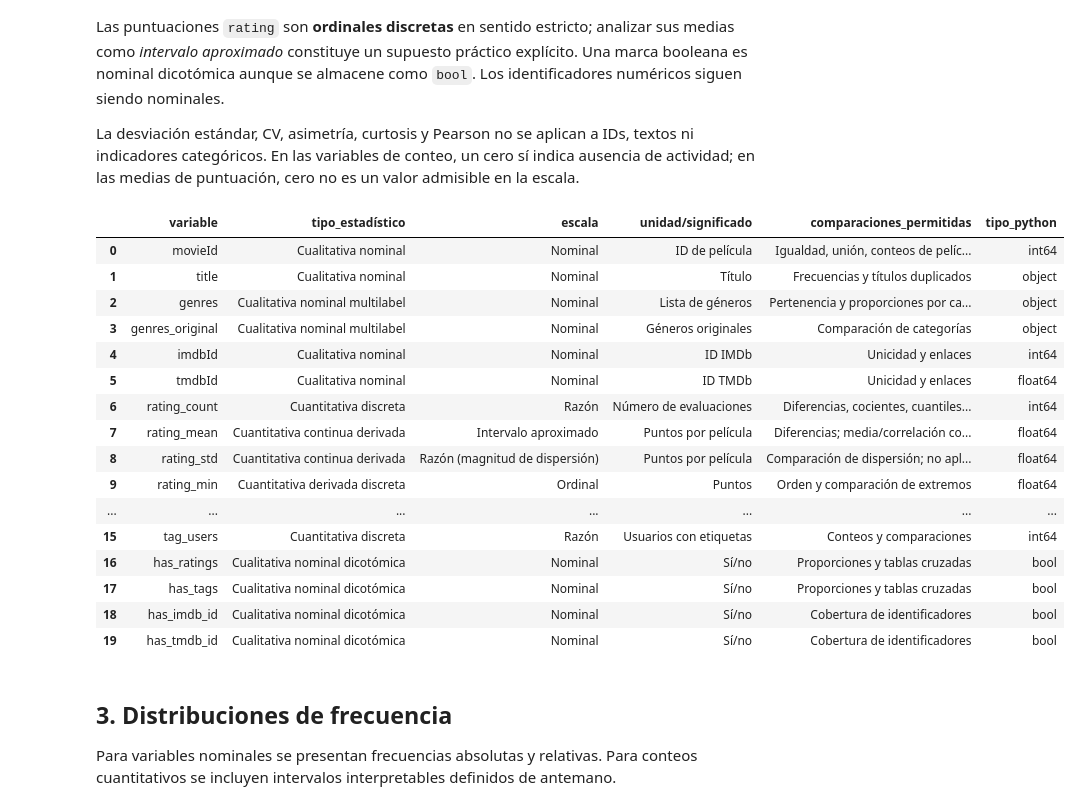
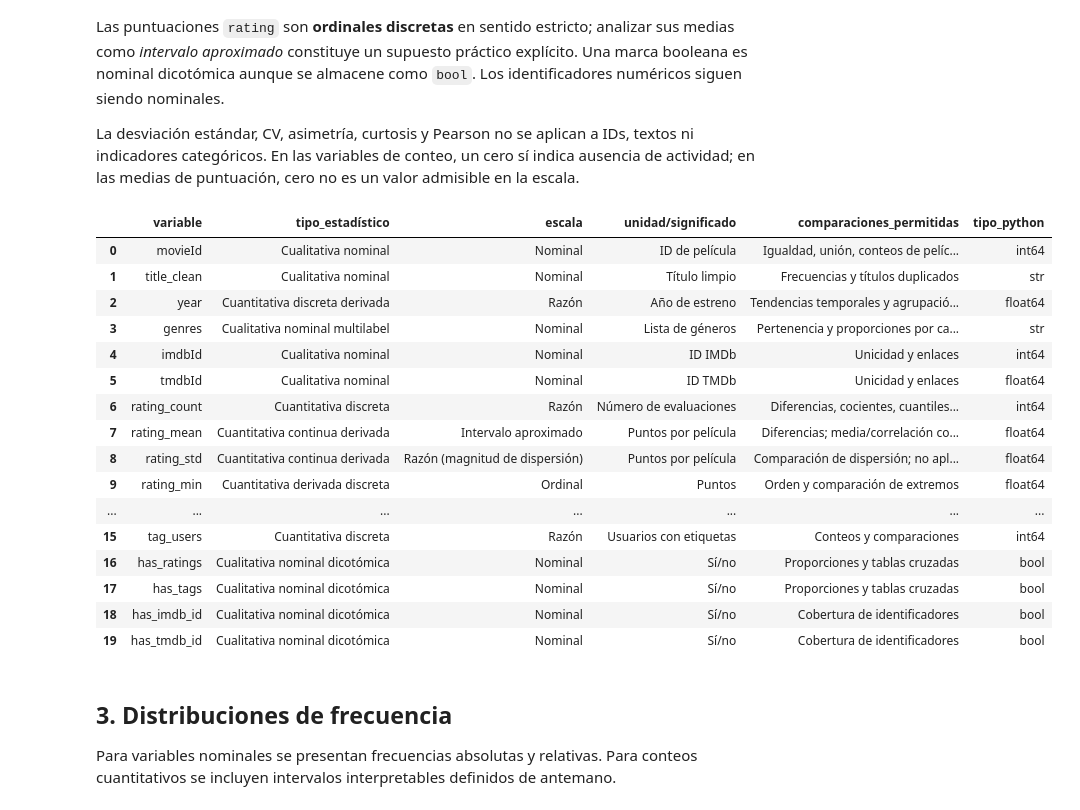
Before and after one commit to sr-jorgeemilio/Proyecto_Integrador_M1, a Jupyter notebook: notebooks/02_analisis_exploratorio_estadistica.ipynb, the cells around one changed output. Drawn from its saved outputs; the diff is of its cells as text; code cells hidden in the pictures.

```diff
--- a/notebooks/02_analisis_exploratorio_estadistica.ipynb
+++ b/notebooks/02_analisis_exploratorio_estadistica.ipynb
@@ -151,43 +151,45 @@ La desviación estándar, CV, asimetría, curtosis y Pearson no se aplican a IDs
 # 3. DICCIONARIO ESTADÍSTICO DOCUMENTADO
 metadata = {
 "movieId": ("Cualitativa nominal", "Nominal", "ID de película", "Igualdad, unión, conteos de películas"),
+"title_clean": ("Cualitativa nominal", "Nominal", "Título limpio", "Frecuencias y títulos duplicados"),
 "title": ("Cualitativa nominal", "Nominal", "Título", "Frecuencias y títulos duplicados"),
 "genres": ("Cualitativa nominal multilabel", "Nominal", "Lista de géneros", "Pertenencia y proporciones por categoría"),
 "genres_original": ("Cualitativa nominal multilabel", "Nominal", "Géneros originales", "Comparación de categorías"),
+"year": ("Cuantitativa discreta derivada", "Razón", "Año de estreno", "Tendencias temporales y agrupación por periodos"),
 "genre": ("Cualitativa nominal", "Nominal", "Género individual", "Frecuencias y cobertura por género"),
 "imdbId": ("Cualitativa nominal", "Nominal", "ID IMDb", "Unicidad y enlaces"),
 "tmdbId": ("Cualitativa nominal", "Nominal", "ID TMDb", "Unicidad y enlaces"),
 "rating": ("Cualitativa ordinal (valores discretos)", "Ordinal; intervalo aproximado para medias", "Puntos (0.5–5)", "Orden, frecuencias, cuartiles; media bajo supuesto"),
 "rating_count": ("Cuantitativa discreta", "Razón", "Número de evaluaciones", "Diferencias, cocientes, cuantiles, dispersión"),
 "rating_users": ("Cuantitativa discreta", "Razón", "Usuarios que evaluaron", "Diferencias, cocientes, dispersión"),
 "rating_mean": ("Cuantitativa continua derivada", "Intervalo aproximado", "Puntos por película", "Diferencias; media/correlación con cautela"),
 "rating_std": ("Cuantitativa continua derivada", "Razón (magnitud de dispersión)", "Puntos por película", "Comparación de dispersión; no aplica con n<2"),
 "rating_min": ("Cuantitativa derivada discreta", "Ordinal", "Puntos", "Orden y comparación de extremos"),
 "rating_max": ("Cuantitativa derivada discreta", "Ordinal", "Puntos", "Orden y comparación de extremos"),
 "tag_application_count": ("Cuantitativa discreta", "Razón", "Etiquetas por película", "Frecuencias, cocientes y dispersión"),
 "non_null_tag_count": ("Cuantitativa discreta", "Razón", "Etiquetas con texto", "Frecuencias, cocientes y dispersión"),
 "distinct_tags": ("Cuantitativa discreta", "Razón", "Etiquetas únicas por película", "Conteos y comparación de diversidad textual"),
 "tag_users": ("Cuantitativa discreta", "Razón", "Usuarios con etiquetas", "Conteos y comparaciones"),
 "has_ratings": ("Cualitativa nominal dicotómica", "Nominal", "Sí/no", "Proporciones y tablas cruzadas"),
 "has_tags": ("Cualitativa nominal dicotómica", "Nominal", "Sí/no", "Proporciones y tablas cruzadas"),
 "has_imdb_id": ("Cualitativa nominal dicotómica", "Nominal", "Sí/no", "Cobertura de identificadores"),
 "has_tmdb_id": ("Cualitativa nominal dicotómica", "Nominal", "Sí/no", "Cobertura de identificadores"),
 }
 dictionary = pd.DataFrame([{
     "variable": c, "tipo_estadístico": metadata.get(c, ("Revisar", "Revisar", "", ""))[0],
     "escala": metadata.get(c, ("Revisar", "Revisar", "", ""))[1],
     "unidad/significado": metadata.get(c, ("", "", "Revisar", ""))[2],
     "comparaciones_permitidas": metadata.get(c, ("", "", "", "Revisar"))[3],
     "tipo_python": str(movies[c].dtype)
 } for c in movies.columns])
 display(dictionary)
 assert not dictionary["tipo_estadístico"].eq("Revisar").any(), "Clasifica cualquier columna nueva antes de analizarla"
 # %% [output]
 |  | variable | tipo_estadístico | escala | unidad/significado | comparaciones_permitidas | tipo_python |
 | 0 | movieId | Cualitativa nominal | Nominal | ID de película | Igualdad, unión, conteos de pelíc... | int64 |
-| 1 | title | Cualitativa nominal | Nominal | Título | Frecuencias y títulos duplicados | object |
-| 2 | genres | Cualitativa nominal multilabel | Nominal | Lista de géneros | Pertenencia y proporciones por ca... | object |
-| 3 | genres_original | Cualitativa nominal multilabel | Nominal | Géneros originales | Comparación de categorías | object |
+| 1 | title_clean | Cualitativa nominal | Nominal | Título limpio | Frecuencias y títulos duplicados | str |
+| 2 | year | Cuantitativa discreta derivada | Razón | Año de estreno | Tendencias temporales y agrupació... | float64 |
+| 3 | genres | Cualitativa nominal multilabel | Nominal | Lista de géneros | Pertenencia y proporciones por ca... | str |
 | 4 | imdbId | Cualitativa nominal | Nominal | ID IMDb | Unicidad y enlaces | int64 |
 | 5 | tmdbId | Cualitativa nominal | Nominal | ID TMDb | Unicidad y enlaces | float64 |
 | 6 | rating_count | Cuantitativa discreta | Razón | Número de evaluaciones | Diferencias, cocientes, cuantiles... | int64 |
```
Also changed, not shown: parts of 21 cells of this notebook.
